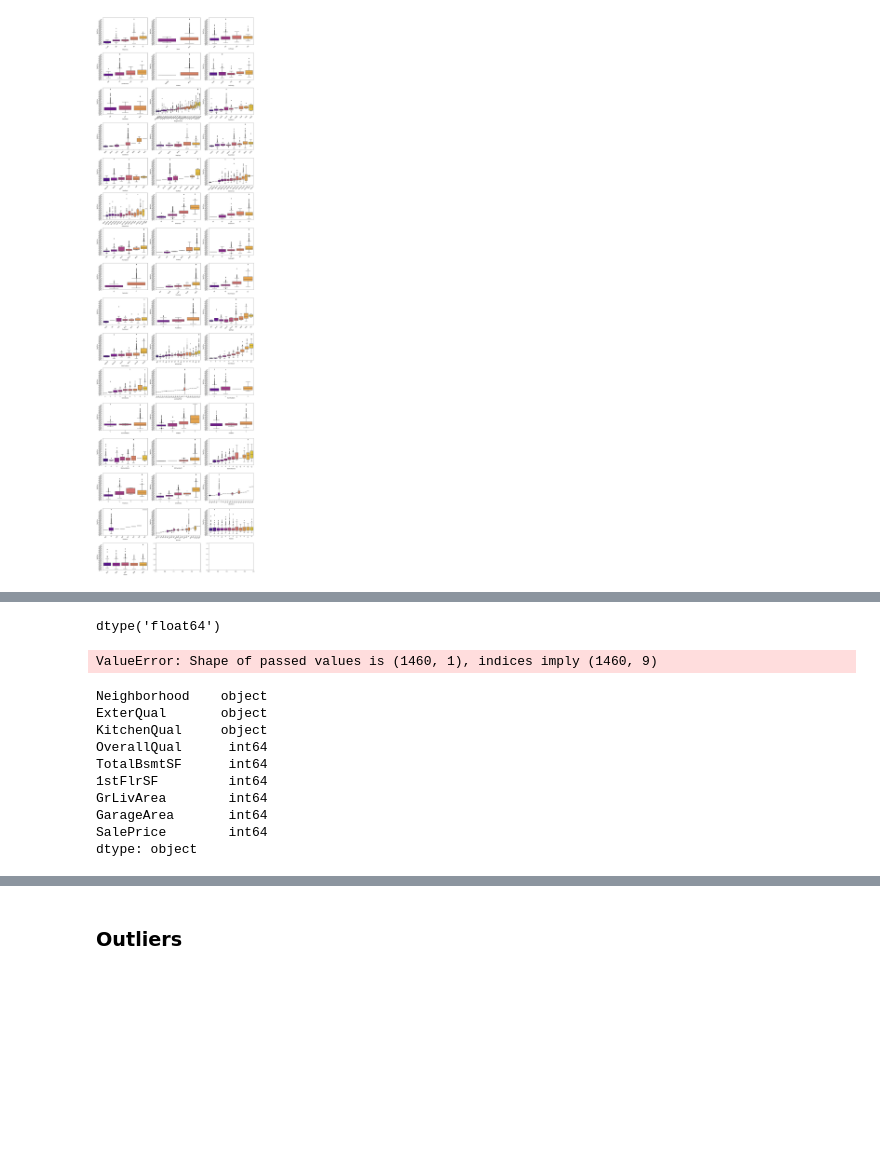
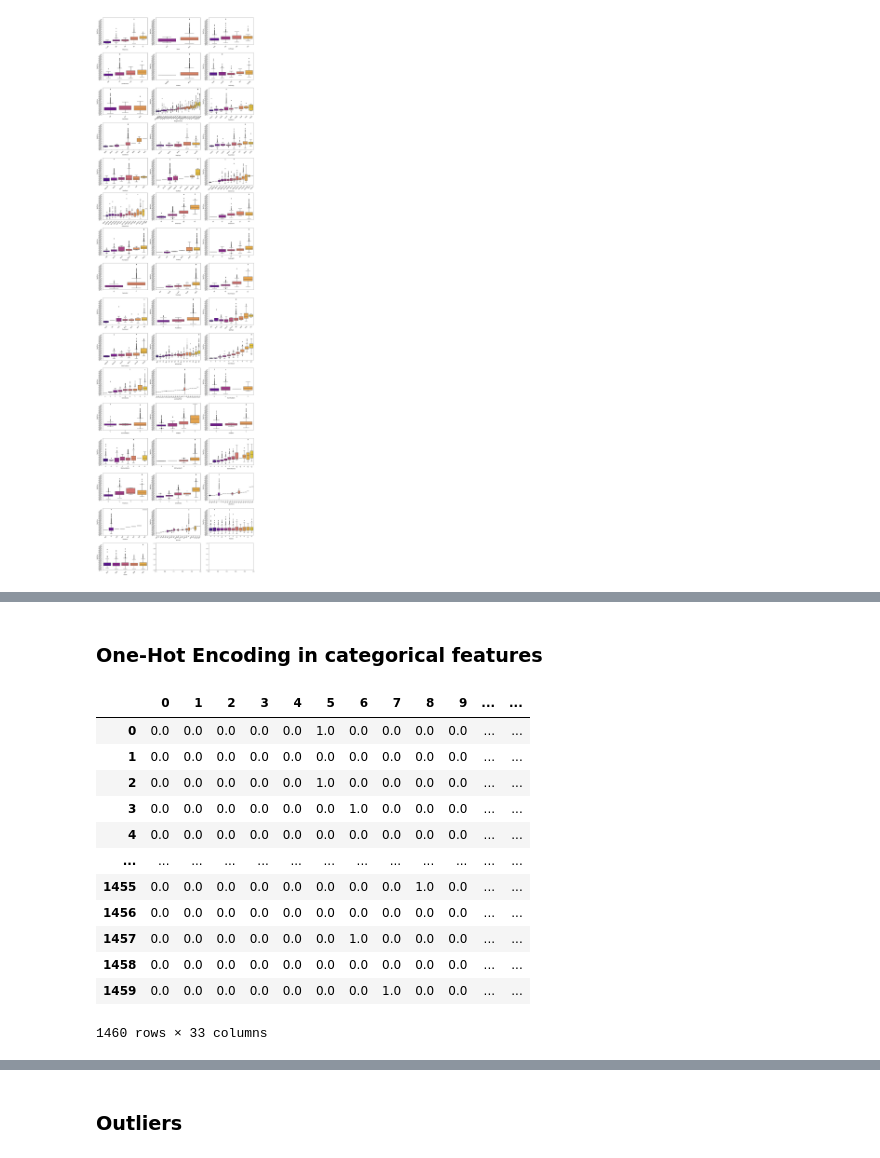
Before and after one commit to yd124/STA663FinalProject, a Jupyter notebook: EDA.ipynb, the cells around one changed output, grey strips where cells are left out. Saved outputs shown, nothing was run; the diff lists cells and outputs as text; code cells hidden in the pictures; blank space fills up the shorter version.

Commit message:
one hot encoding & scaling

```diff
--- a/EDA.ipynb
+++ b/EDA.ipynb
@@ -172,28 +185,24 @@ df_train
+# %%
+numerical_features = df_train.select_dtypes('number').columns.values
+categorical_features = df_train.select_dtypes('object').columns.values
+# %% [markdown]
+### One-Hot Encoding in categorical features
 # %%
 from sklearn.preprocessing import OneHotEncoder
 enc = OneHotEncoder(handle_unknown='ignore')
+enc_df = pd.DataFrame(enc.fit_transform(df_train[categorical_features]).toarray())
+enc_df
+# %% [output]
+|  | 0 | 1 | 2 | 3 | 4 | 5 | 6 | 7 | 8 | 9 | ... | ... |
+| 0 | 0.0 | 0.0 | 0.0 | 0.0 | 0.0 | 1.0 | 0.0 | 0.0 | 0.0 | 0.0 | ... | ... |
+| 1 | 0.0 | 0.0 | 0.0 | 0.0 | 0.0 | 0.0 | 0.0 | 0.0 | 0.0 | 0.0 | ... | ... |
+| 2 | 0.0 | 0.0 | 0.0 | 0.0 | 0.0 | 1.0 | 0.0 | 0.0 | 0.0 | 0.0 | ... | ... |
+| 3 | 0.0 | 0.0 | 0.0 | 0.0 | 0.0 | 0.0 | 1.0 | 0.0 | 0.0 | 0.0 | ... | ... |
+| 4 | 0.0 | 0.0 | 0.0 | 0.0 | 0.0 | 0.0 | 0.0 | 0.0 | 0.0 | 0.0 | ... | ... |
+| ... | ... | ... | ... | ... | ... | ... | ... | ... | ... | ... | ... | ... |
+| 1455 | 0.0 | 0.0 | 0.0 | 0.0 | 0.0 | 0.0 | 0.0 | 0.0 | 1.0 | 0.0 | ... | ... |
+| 1456 | 0.0 | 0.0 | 0.0 | 0.0 | 0.0 | 0.0 | 0.0 | 0.0 | 0.0 | 0.0 | ... | ... |
+| 1457 | 0.0 | 0.0 | 0.0 | 0.0 | 0.0 | 0.0 | 1.0 | 0.0 | 0.0 | 0.0 | ... | ... |
+| 1458 | 0.0 | 0.0 | 0.0 | 0.0 | 0.0 | 0.0 | 0.0 | 0.0 | 0.0 | 0.0 | ... | ... |
+| 1459 | 0.0 | 0.0 | 0.0 | 0.0 | 0.0 | 0.0 | 0.0 | 1.0 | 0.0 | 0.0 | ... | ... |
+1460 rows × 33 columns
-# %%
-enc.fit_transform(df_train).dtype
-# %% [output]
-dtype('float64')
-# %%
-train_dtypes = df_train.dtypes
-
-df_train = pd.DataFrame(enc.fit_transform(df_train),
-                        index= df_train.index,
-                        columns = df_train.columns).astype(train_dtypes.to_dict())
-# %% [output]
-ValueError: Shape of passed values is (1460, 1), indices imply (1460, 9)
-# %%
-df_train.dtypes
-# %% [output]
-Neighborhood    object
-ExterQual       object
-KitchenQual     object
-OverallQual      int64
-TotalBsmtSF      int64
-1stFlrSF         int64
-GrLivArea        int64
-GarageArea       int64
-SalePrice        int64
-dtype: object
```
Also changed, not shown: parts of 21 cells of this notebook.
